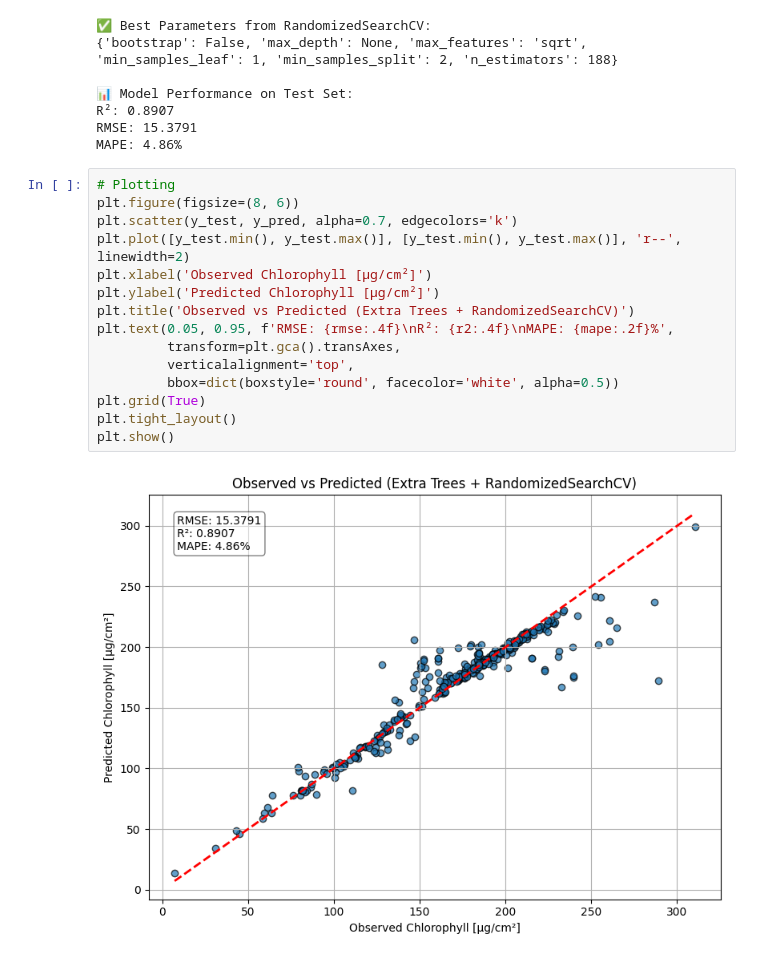
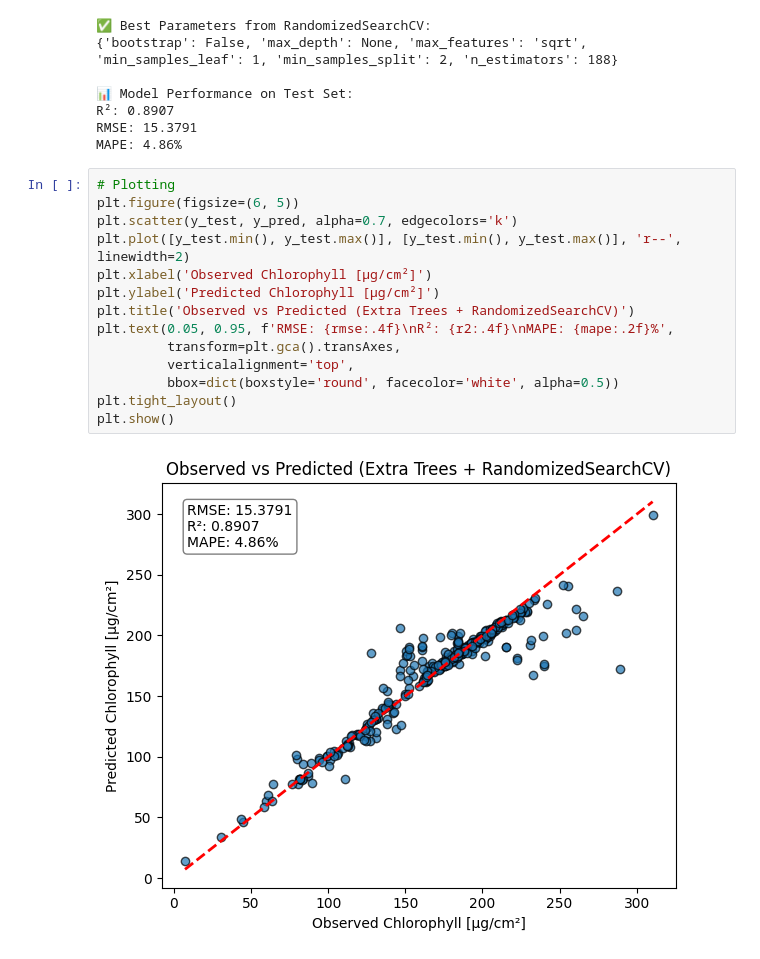
Before and after one commit to haricharnbytes/Chlorophyll_prediction, a Jupyter notebook: chlorophyll.ipynb, the cells around one changed output. Drawn from its saved outputs; the diff is of its cells as text.

```diff
--- a/chlorophyll.ipynb
+++ b/chlorophyll.ipynb
@@ -905,18 +887,17 @@ RMSE: 15.3791
 MAPE: 4.86%
 # %%
 # Plotting
-plt.figure(figsize=(8, 6))
+plt.figure(figsize=(6, 5))
 plt.scatter(y_test, y_pred, alpha=0.7, edgecolors='k')
 plt.plot([y_test.min(), y_test.max()], [y_test.min(), y_test.max()], 'r--', linewidth=2)
 plt.xlabel('Observed Chlorophyll [µg/cm²]')
 plt.ylabel('Predicted Chlorophyll [µg/cm²]')
 plt.title('Observed vs Predicted (Extra Trees + RandomizedSearchCV)')
 plt.text(0.05, 0.95, f'RMSE: {rmse:.4f}\nR²: {r2:.4f}\nMAPE: {mape:.2f}%',
          transform=plt.gca().transAxes,
          verticalalignment='top',
          bbox=dict(boxstyle='round', facecolor='white', alpha=0.5))
-plt.grid(True)
 plt.tight_layout()
 plt.show()
 # %% [output]
-[figure, old version]
+[figure, new version]
```
Also changed, not shown: parts of 3 cells of this notebook.
